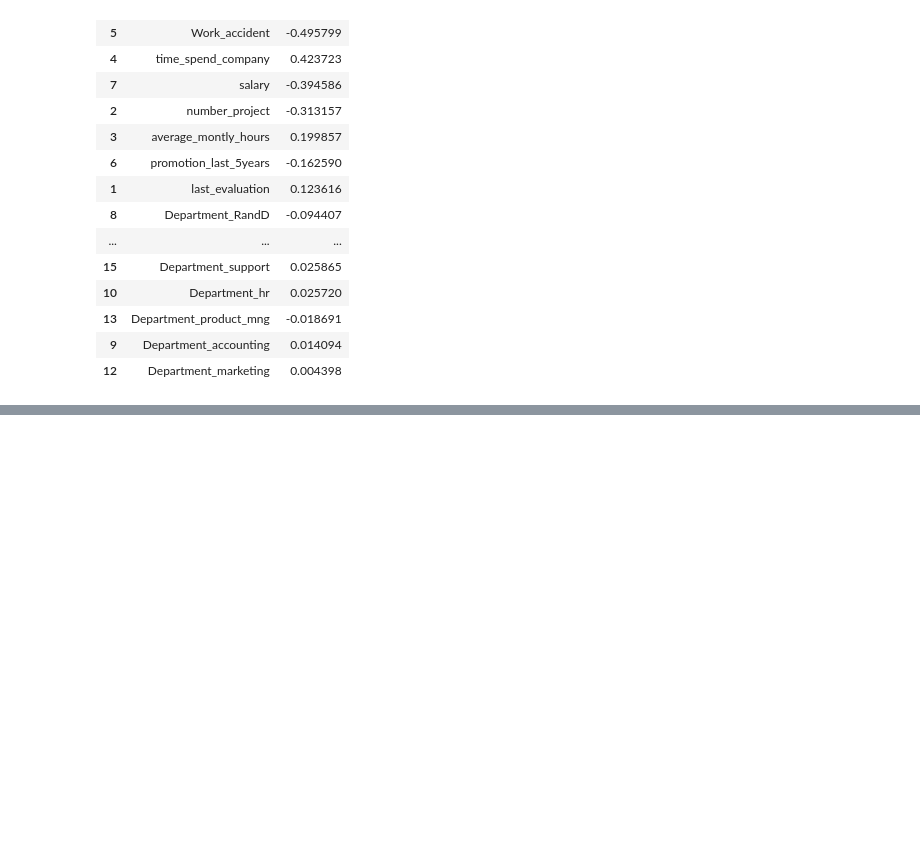
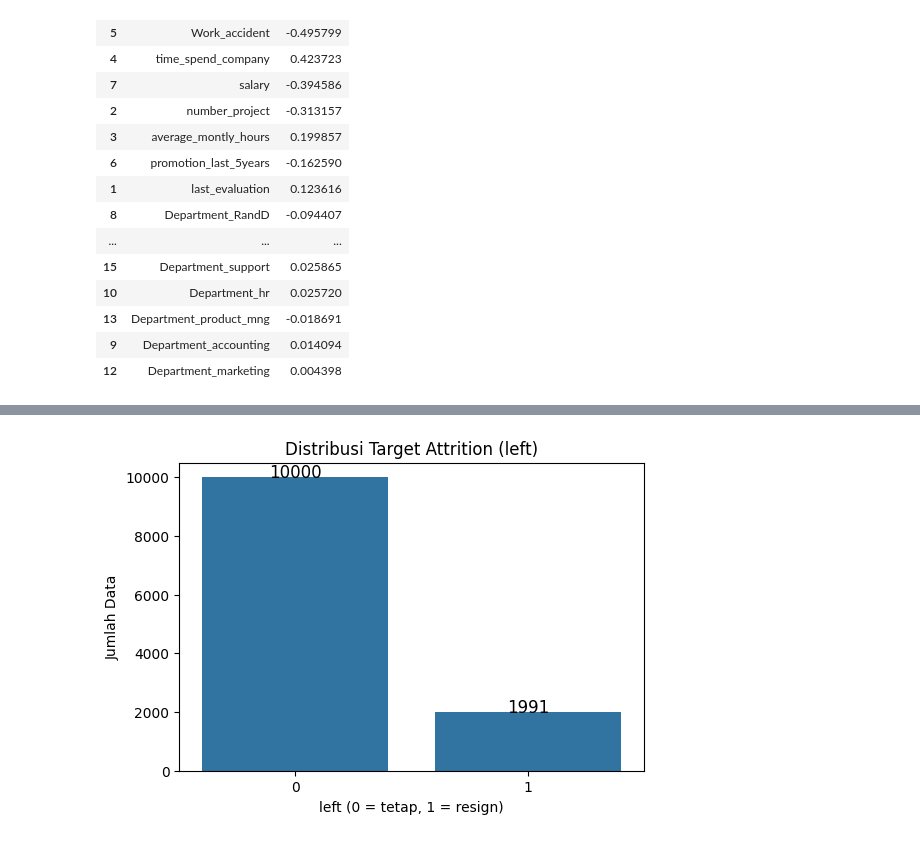
Before and after one commit to dindahanifa/mechine_learning, a Jupyter notebook: HR_LR.ipynb, the cells around one changed output, grey strips where cells are left out. Cells and saved outputs as stored; diff of their text form; code cells hidden in the pictures; blank space fills up the shorter version.

```diff
--- a/HR_LR.ipynb
+++ b/HR_LR.ipynb
@@ -602,0 +488,22 @@ The heatmap interpretation reveals the following about feature relationships and
+# %%
+plt.figure(figsize=(6,4))
+ax = sns.countplot(x=y)
+plt.title("Distribusi Target Attrition (left)")
+plt.xlabel("left (0 = tetap, 1 = resign)")
+plt.ylabel("Jumlah Data")
+
+# Tambahkan angka di atas bar
+for p in ax.patches:
+    height = p.get_height()
+    ax.text(
+        p.get_x() + p.get_width() / 2,
+        height + 2,
+        f'{int(height)}',
+        ha="center",
+        fontsize=12,
+        color="black"
+    )
+
+plt.show()
+# %% [output]
+[figure, added]
```
Also changed, not shown: parts of 9 cells of this notebook.
